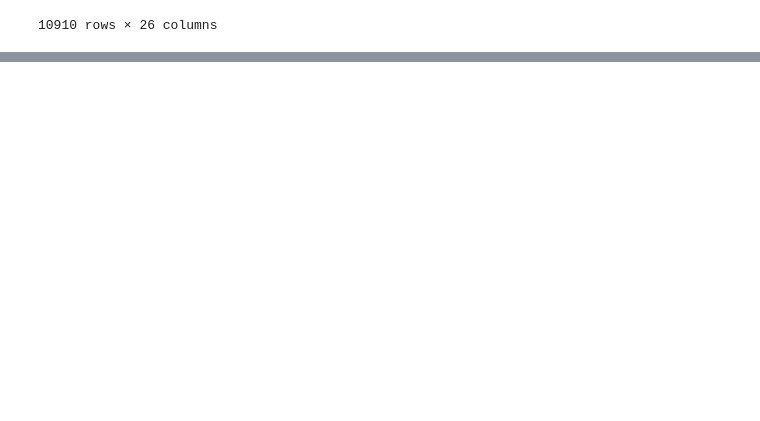
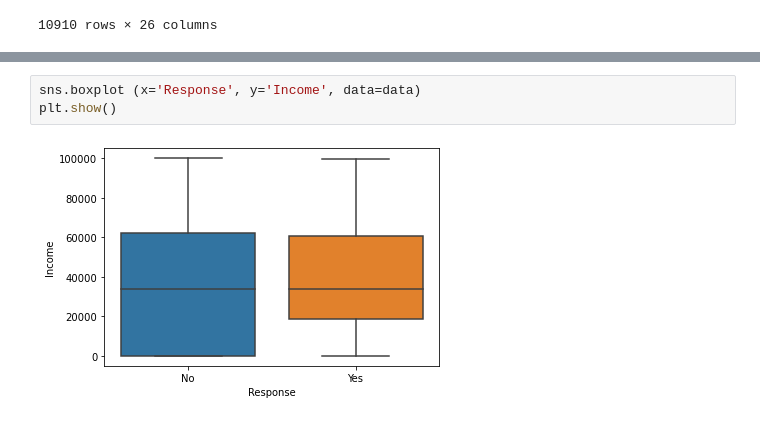
Before and after one commit to RheineB/lab-customer-analysis-round-2, a Jupyter notebook: Customer_Analysis.ipynb, the cells around one changed output, grey strips where cells are left out. Cells and saved outputs as stored; diff of their text form; blank space fills up the shorter version.

```diff
--- a/Customer_Analysis.ipynb
+++ b/Customer_Analysis.ipynb
@@ -111,0 +174,5 @@ data
+# %%
+sns.boxplot (x='Response', y='Income', data=data)
+plt.show()
+# %% [output]
+[figure, added]
```
Also changed, not shown: parts of 8 cells of this notebook.
